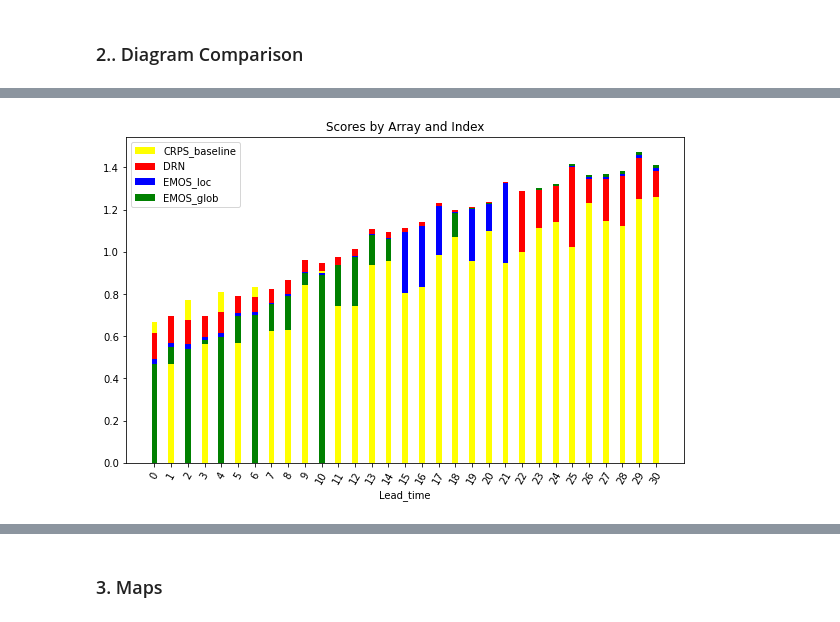
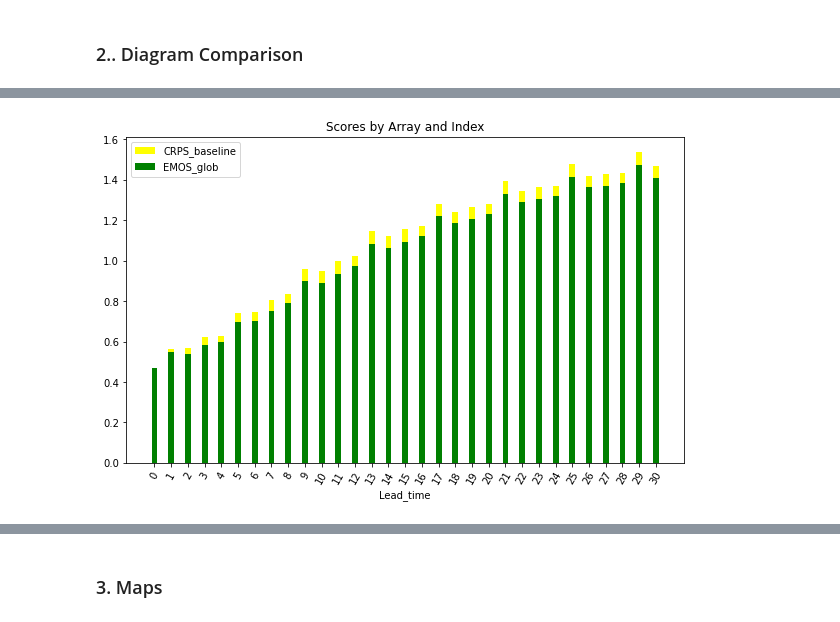
Before and after one commit to cleveryangcong/Bachelor_Thesis, a Jupyter notebook: notebooks/reports/1.1-dc-score_visualization_final.ipynb, the cells around one changed output, grey strips where cells are left out. Drawn from its saved outputs; the diff is of its cells as text; code cells hidden in the pictures.

Commit message:
Change visualization of ws10 windspeed to be correct

```diff
--- a/notebooks/reports/1.1-dc-score_visualization_final.ipynb
+++ b/notebooks/reports/1.1-dc-score_visualization_final.ipynb
@@ -150,9 +150,9 @@ bar_chart_all_scores("t2m", binned=False)
 [figure]
 [interactive output not drawn]
 # %%
-bar_chart_all_scores("ws10", binned=False, models=[True, True, True, True])
+bar_chart_all_scores("ws10", binned=False, models=[True, True, False, False])
 # %% [output]
-[figure, old version]
+[figure, new version]
 [interactive output not drawn]
 # %% [markdown]
 ### 3. Maps
```
Also changed, not shown: parts of 2 cells of this notebook.
